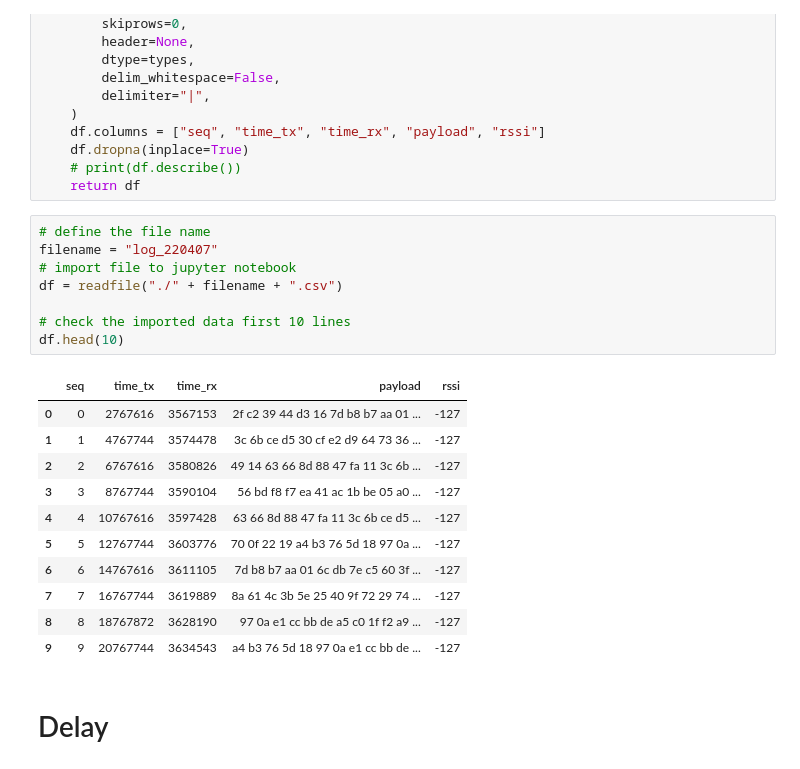
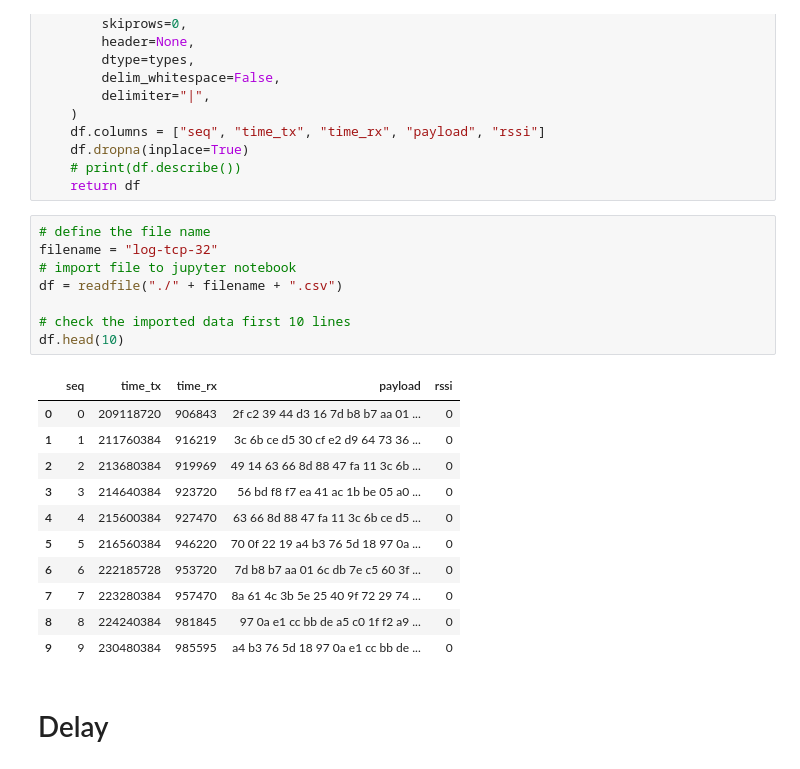
Before and after one commit to ssuresh9/WCNES_Project_Repository, a Jupyter notebook: Stats_Logs/statistics.ipynb, the cells around one changed output. Drawn from its saved outputs; the diff is of its cells as text.

```diff
--- a/Stats_Logs/statistics.ipynb
+++ b/Stats_Logs/statistics.ipynb
@@ -44,24 +44,24 @@ def readfile(filename):
     return df
 # %%
 # define the file name
-filename = "log_220407"
+filename = "log-tcp-32"
 # import file to jupyter notebook
 df = readfile("./" + filename + ".csv")
 
 # check the imported data first 10 lines
 df.head(10)
 # %% [output]
 |  | seq | time_tx | time_rx | payload | rssi |
-| 0 | 0 | 2767616 | 3567153 | 2f c2 39 44 d3 16 7d b8 b7 aa 01 ... | -127 |
-| 1 | 1 | 4767744 | 3574478 | 3c 6b ce d5 30 cf e2 d9 64 73 36 ... | -127 |
-| 2 | 2 | 6767616 | 3580826 | 49 14 63 66 8d 88 47 fa 11 3c 6b ... | -127 |
-| 3 | 3 | 8767744 | 3590104 | 56 bd f8 f7 ea 41 ac 1b be 05 a0 ... | -127 |
-| 4 | 4 | 10767616 | 3597428 | 63 66 8d 88 47 fa 11 3c 6b ce d5 ... | -127 |
-| 5 | 5 | 12767744 | 3603776 | 70 0f 22 19 a4 b3 76 5d 18 97 0a ... | -127 |
-| 6 | 6 | 14767616 | 3611105 | 7d b8 b7 aa 01 6c db 7e c5 60 3f ... | -127 |
-| 7 | 7 | 16767744 | 3619889 | 8a 61 4c 3b 5e 25 40 9f 72 29 74 ... | -127 |
-| 8 | 8 | 18767872 | 3628190 | 97 0a e1 cc bb de a5 c0 1f f2 a9 ... | -127 |
-| 9 | 9 | 20767744 | 3634543 | a4 b3 76 5d 18 97 0a e1 cc bb de ... | -127 |
+| 0 | 0 | 209118720 | 906843 | 2f c2 39 44 d3 16 7d b8 b7 aa 01 ... | 0 |
+| 1 | 1 | 211760384 | 916219 | 3c 6b ce d5 30 cf e2 d9 64 73 36 ... | 0 |
+| 2 | 2 | 213680384 | 919969 | 49 14 63 66 8d 88 47 fa 11 3c 6b ... | 0 |
+| 3 | 3 | 214640384 | 923720 | 56 bd f8 f7 ea 41 ac 1b be 05 a0 ... | 0 |
+| 4 | 4 | 215600384 | 927470 | 63 66 8d 88 47 fa 11 3c 6b ce d5 ... | 0 |
+| 5 | 5 | 216560384 | 946220 | 70 0f 22 19 a4 b3 76 5d 18 97 0a ... | 0 |
+| 6 | 6 | 222185728 | 953720 | 7d b8 b7 aa 01 6c db 7e c5 60 3f ... | 0 |
+| 7 | 7 | 223280384 | 957470 | 8a 61 4c 3b 5e 25 40 9f 72 29 74 ... | 0 |
+| 8 | 8 | 224240384 | 981845 | 97 0a e1 cc bb de a5 c0 1f f2 a9 ... | 0 |
+| 9 | 9 | 230480384 | 985595 | a4 b3 76 5d 18 97 0a e1 cc bb de ... | 0 |
 # %% [markdown]
 # Delay
 # %% [markdown]
```
Also changed, not shown: parts of 6 cells of this notebook, 2 other files.
